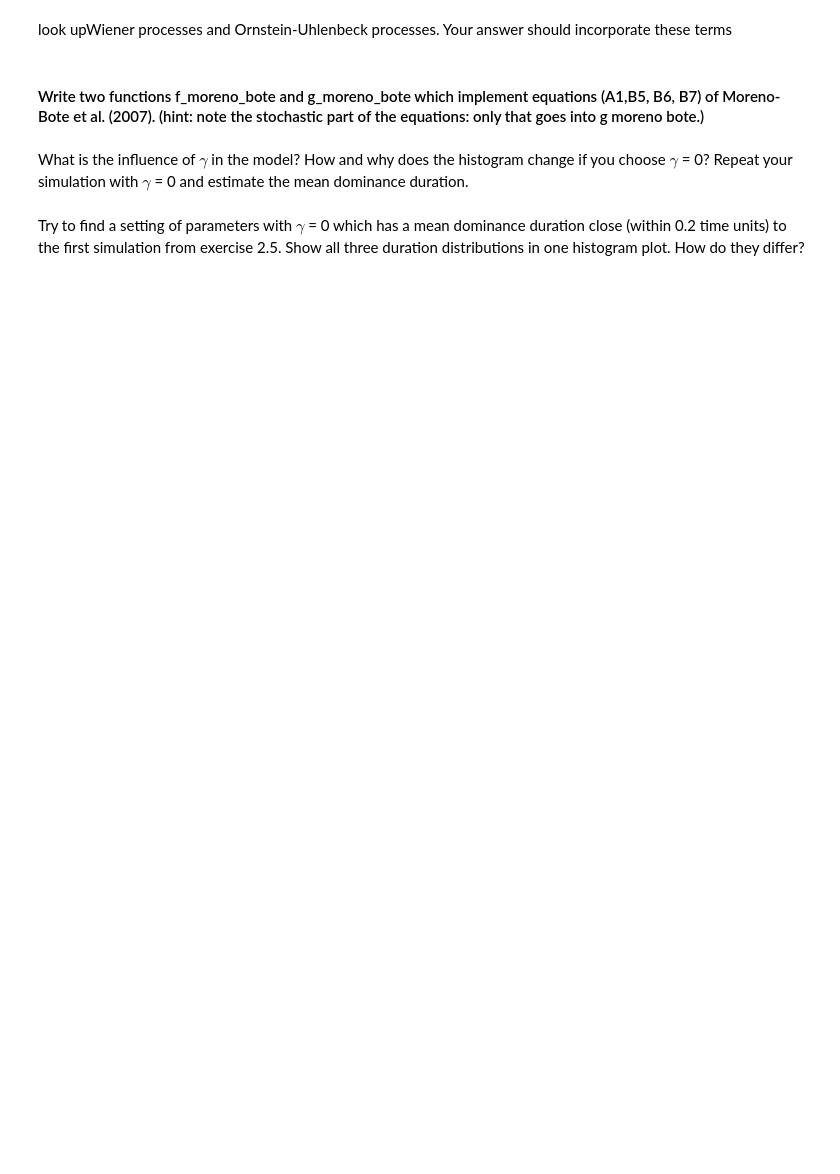
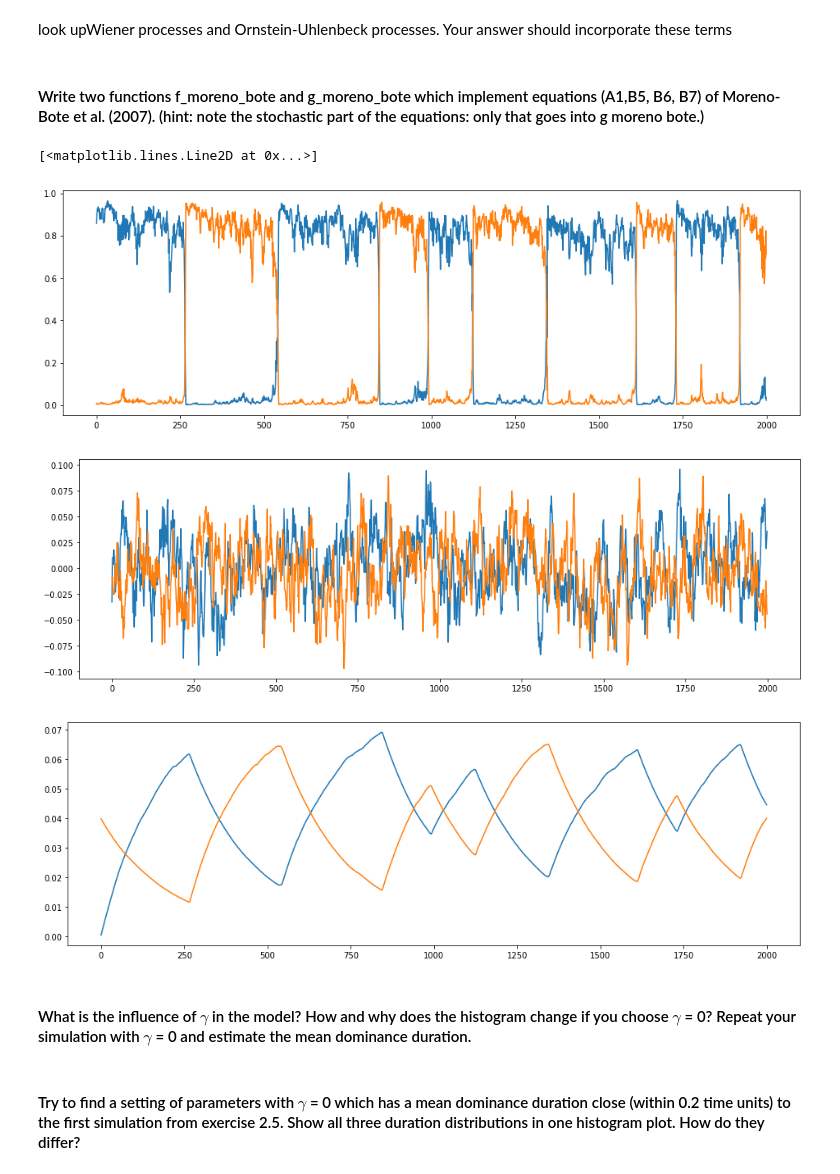
Before and after one commit to lauralopezgaldo/finalproject, a Jupyter notebook: PerceptualBistability.ipynb, the cells around one changed output. Cells and saved outputs as stored; diff of their text form; code cells hidden in the pictures; blank space fills up the shorter version.

Commit message:
Exercise 2 arreglado

```diff
--- a/PerceptualBistability.ipynb
+++ b/PerceptualBistability.ipynb
@@ -330,8 +347,33 @@ t = np.arange(0, 500, 0.01)
+# %%
+t = np.arange(0, 20, 0.01)
+
+ra = 1;
+rb = 0.01;
+alpha_a = 0;
+alpha_b = 0.04;
+na = 0;
+nb = 0;
+x_0 = [na, nb, ra, rb, alpha_a, alpha_b]
+
+sol = euler_maruyama(f_moreno_bote, g_moreno_bote , x_0, t)
+# %%
+plt.figure(figsize = (16,5))
+plt.plot(sol[2])
+plt.plot(sol[3])
+
+plt.figure(figsize = (16,5))
+plt.plot(sol[0])
+plt.plot(sol[1])
+
+plt.figure(figsize = (16,5))
+plt.plot(sol[4])
+plt.plot(sol[5])
+# %% [output]
+[<matplotlib.lines.Line2D at 0x...>]
+[figure, added]
+[figure, added]
+[figure, added]
 # %% [markdown]
-What is the influence of $\gamma$ in the model? How and why does the histogram change if you
-choose $\gamma$ = 0? Repeat your simulation with $\gamma$ = 0 and estimate the mean dominance
-duration.
+#### What is the influence of $\gamma$ in the model? How and why does the histogram change if you choose $\gamma$ = 0? Repeat your simulation with $\gamma$ = 0 and estimate the mean dominance duration.
 # %% [markdown]
-Try to find a setting of parameters with $\gamma$ = 0 which has a mean dominance duration close
-(within 0.2 time units) to the first simulation from exercise 2.5. Show all three duration
-distributions in one histogram plot. How do they differ?
+#### Try to find a setting of parameters with $\gamma$ = 0 which has a mean dominance duration close (within 0.2 time units) to the first simulation from exercise 2.5. Show all three duration distributions in one histogram plot. How do they differ?
```
Also changed, not shown: parts of 6 cells of this notebook.
